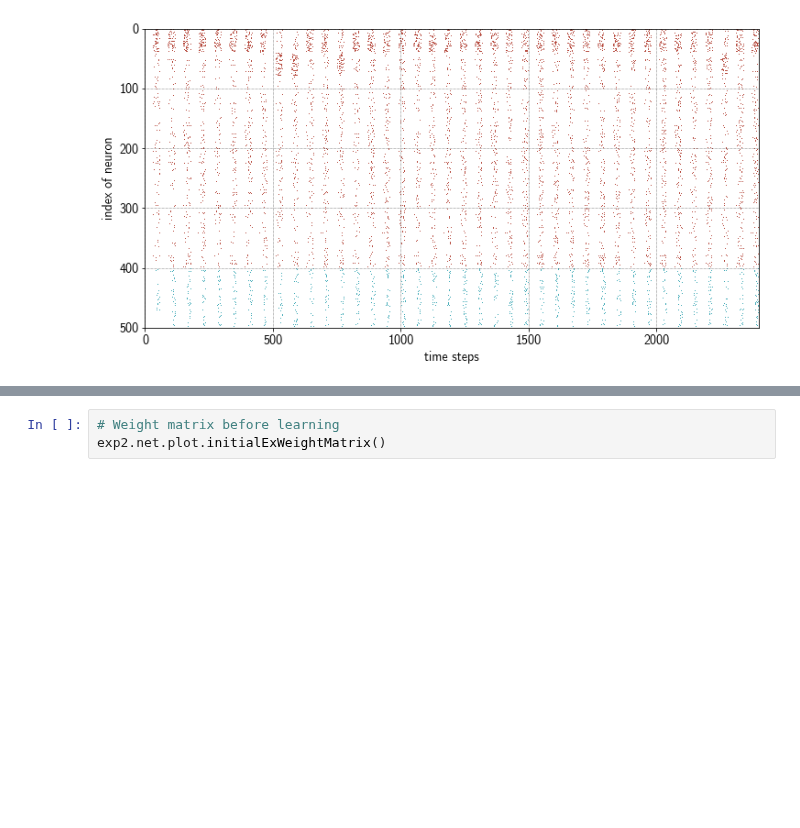
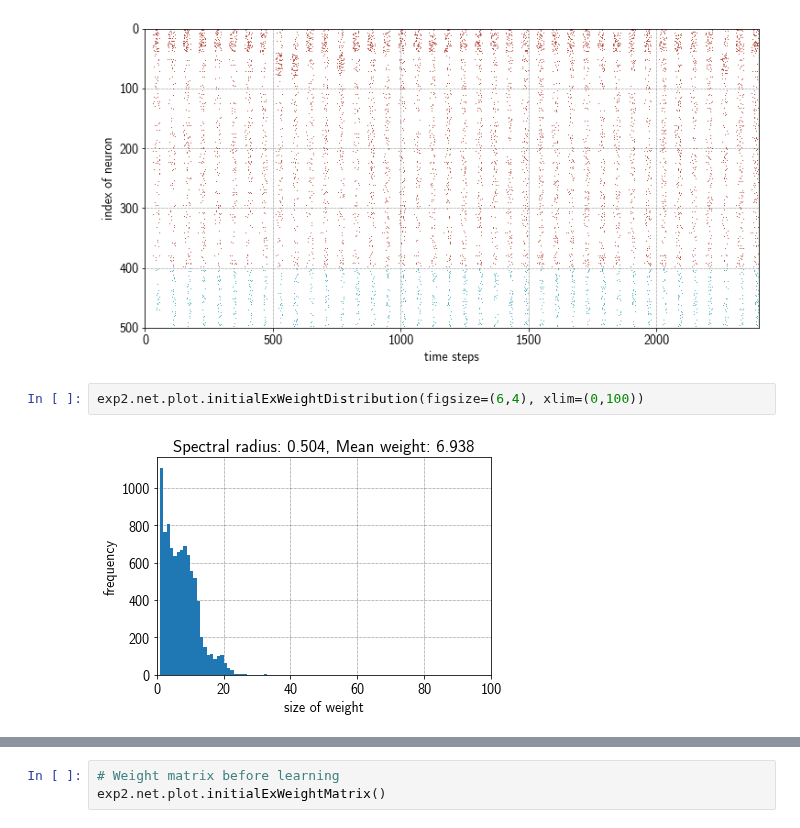
Before and after one commit to sagacitysite/pelenet, a Jupyter notebook: assemblies_v3.ipynb, the cells around one changed output, grey strips where cells are left out. Drawn from its saved outputs; the diff is of its cells as text; blank space fills up the shorter version.

```diff
--- a/assemblies_v3.ipynb
+++ b/assemblies_v3.ipynb
@@ -223,3 +226,7 @@ INFO:HST:  chip=0 cpu=0 halted, status=0x0
 exp2.net.plot.reservoirSpikeTrain(figsize=(12,6))
 # %% [output]
 [figure]
+# %%
+exp2.net.plot.initialExWeightDistribution(figsize=(6,4), xlim=(0,100))
+# %% [output]
+[figure, added]
```
Also changed, not shown: parts of 2 cells of this notebook, 14 other files.
